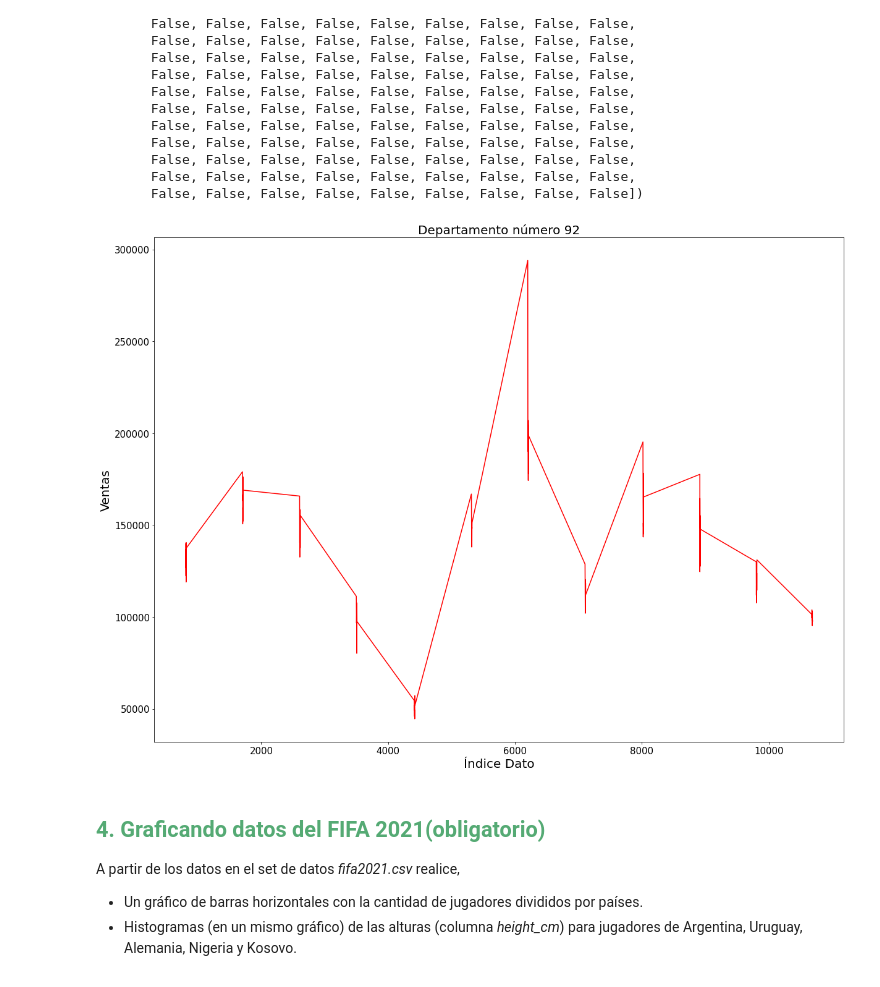
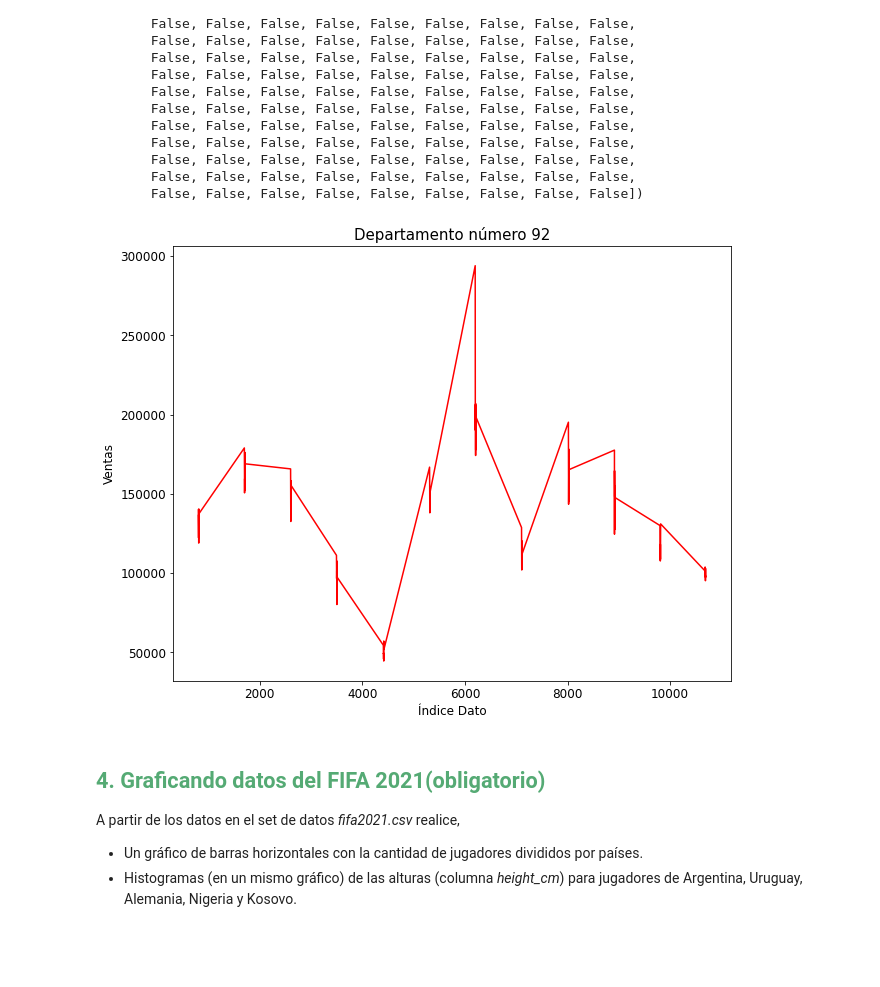
Before and after one commit to emito121/repopdaemi, a Jupyter notebook: TPs/Totalmente resueltos/TP matplot/Ejercitación-Matplotlib.ipynb, the cells around one changed output. Drawn from its saved outputs; the diff is of its cells as text; code cells hidden in the pictures; blank space fills up the shorter version.

```diff
--- a/TPs/Totalmente resueltos/TP matplot/Ejercitación-Matplotlib.ipynb
+++ b/TPs/Totalmente resueltos/TP matplot/Ejercitación-Matplotlib.ipynb
@@ -218,14 +217,14 @@ array([False, False, False, False, False, False, False, False, False,
        False, False, False, False, False, False, False, False, False,
        False, False, False, False, False, False, False, False, False])
 # %%
-fig, axs = plt.subplots(figsize = (20,15))
+fig, axs = plt.subplots(figsize = (10,8))
 axs.plot(dto_92['weekly_sales'].index, dto_92['weekly_sales'].values, markevery = dto_92.is_holiday.values, color = 'red')
-axs.set_xlabel('Índice Dato', fontsize = 20)
-axs.set_ylabel('Ventas', fontsize = 20)
-axs.set_title(f'Departamento número {departamento}', fontsize = 20)
-axs.tick_params(labelsize = 15)
+axs.set_xlabel('Índice Dato', fontsize = 12)
+axs.set_ylabel('Ventas', fontsize = 12)
+axs.set_title(f'Departamento número {departamento}', fontsize = 15)
+axs.tick_params(labelsize = 12)
 # %% [output]
-[figure, old version]
+[figure, new version]
 # %% [markdown]
 ## <span style='color:#55aa74'>4. Graficando datos del FIFA 2021(obligatorio)</span>
 
```
Also changed, not shown: parts of 4 cells of this notebook.
